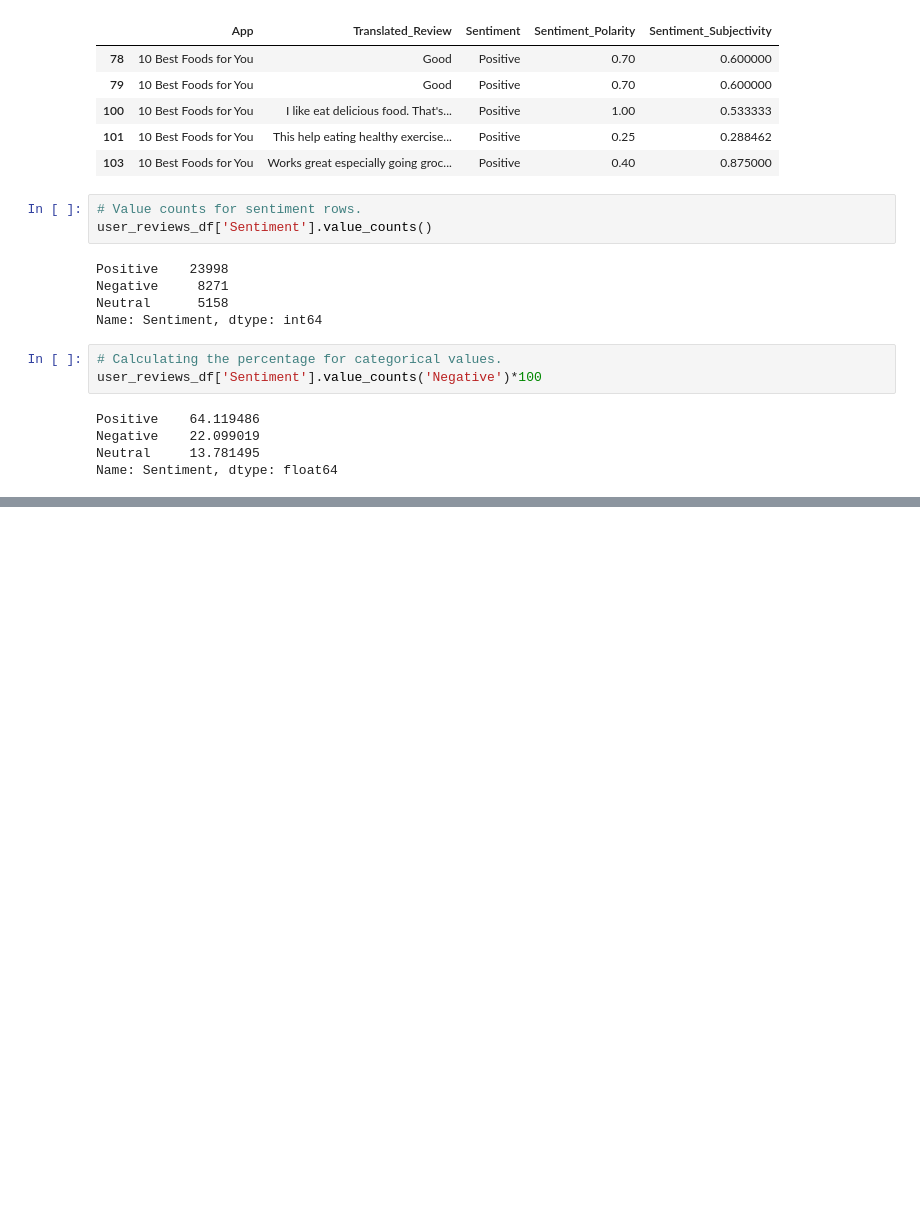
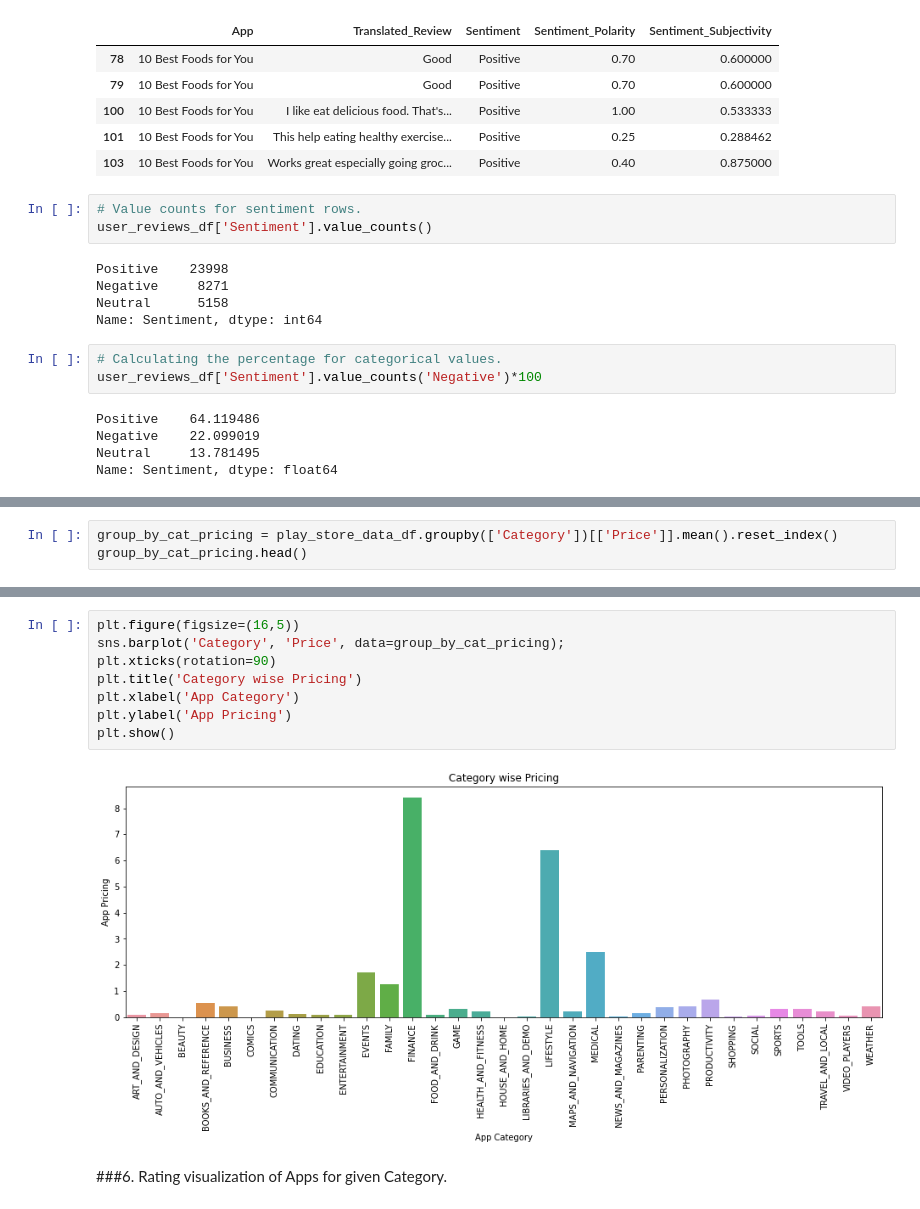
Before and after one commit to UdayFirake/EDA-Play_Store_App_Review_Analysis, a Jupyter notebook: Capstone_Project_1_EDA_Play_Store_App_Review_Analysis.ipynb, the cells around one changed output, grey strips where cells are left out. Cells and saved outputs as stored; diff of their text form; blank space fills up the shorter version.

```diff
--- a/Capstone_Project_1_EDA_Play_Store_App_Review_Analysis.ipynb
+++ b/Capstone_Project_1_EDA_Play_Store_App_Review_Analysis.ipynb
@@ -672,0 +768,3 @@ Name: Sentiment, dtype: float64
+# %%
+group_by_cat_pricing = play_store_data_df.groupby(['Category'])[['Price']].mean().reset_index()
+group_by_cat_pricing.head()
@@ -672,0 +778,12 @@ Name: Sentiment, dtype: float64
+# %%
+plt.figure(figsize=(16,5))
+sns.barplot('Category', 'Price', data=group_by_cat_pricing);
+plt.xticks(rotation=90)
+plt.title('Category wise Pricing')
+plt.xlabel('App Category')
+plt.ylabel('App Pricing')
+plt.show()
+# %% [output]
+[figure, added]
+# %% [markdown]
+###6. Rating visualization of Apps for given Category.
```
Also changed, not shown: parts of 69 cells of this notebook.
